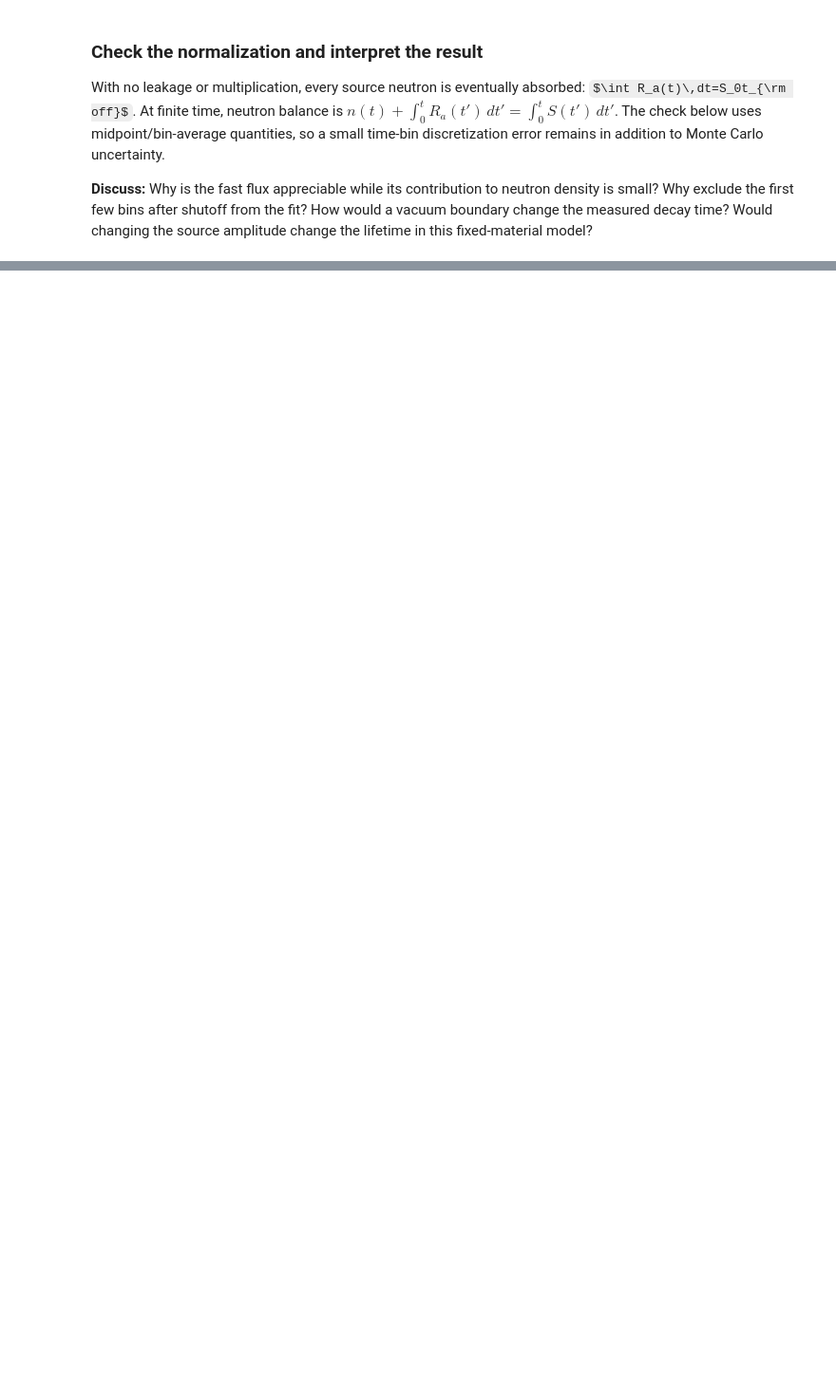
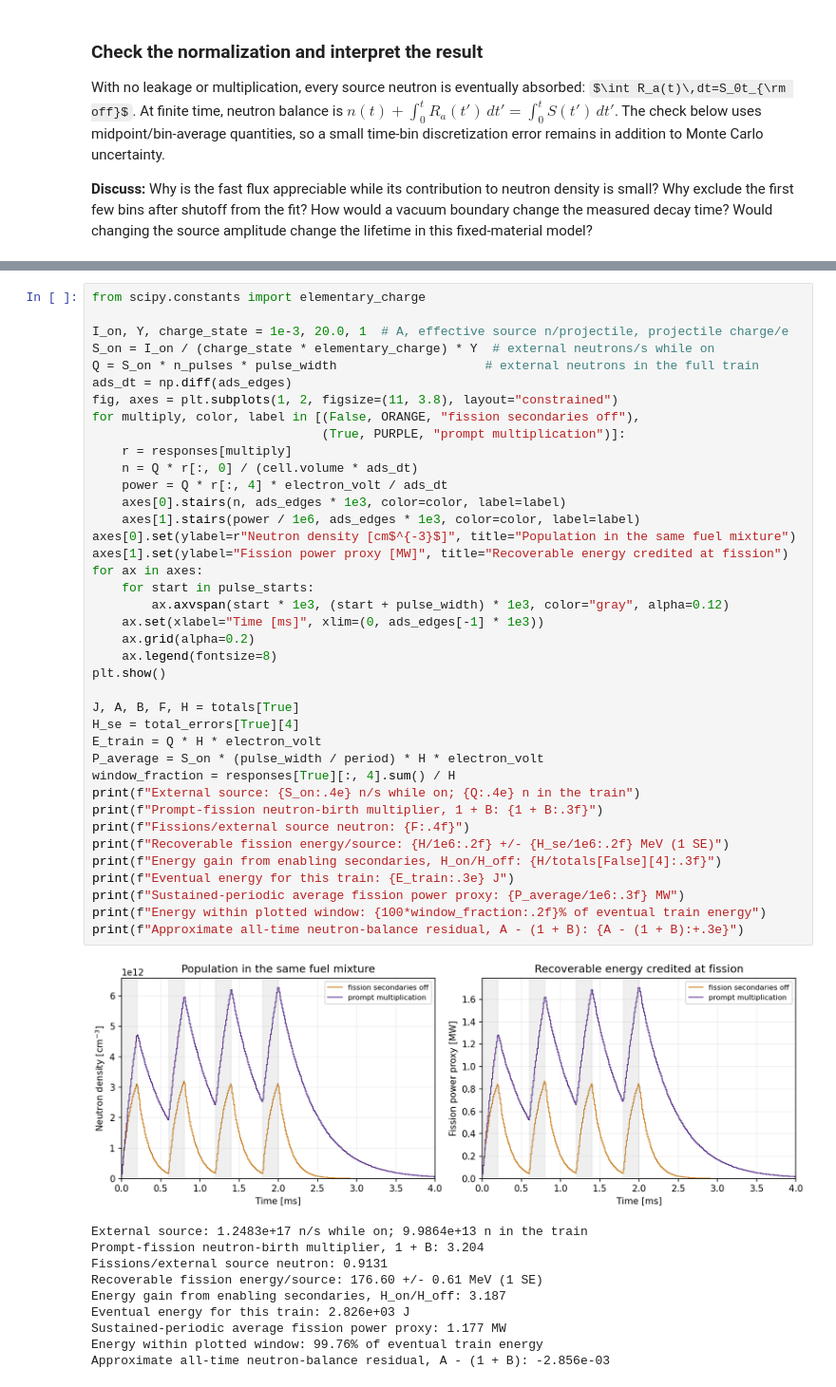
Before and after one commit to robertsj/ne630, a Jupyter notebook: notebooks/lesson_25.ipynb, the cells around one changed output, grey strips where cells are left out. Shown at 95% size. Cells and saved outputs as stored; diff of their text form; some formulas as TeX source; blank space fills up the shorter version.

Commit message:
Update Lesson 25 notebook with prompt multiplication example

```diff
--- a/notebooks/lesson_25.ipynb
+++ b/notebooks/lesson_25.ipynb
@@ -296,0 +379,50 @@ Finite/nonnegative tallies, absorption normalization, and lifetime identity: pas
+# %%
+from scipy.constants import elementary_charge
+
+I_on, Y, charge_state = 1e-3, 20.0, 1  # A, effective source n/projectile, projectile charge/e
+S_on = I_on / (charge_state * elementary_charge) * Y  # external neutrons/s while on
+Q = S_on * n_pulses * pulse_width                    # external neutrons in the full train
+ads_dt = np.diff(ads_edges)
+fig, axes = plt.subplots(1, 2, figsize=(11, 3.8), layout="constrained")
+for multiply, color, label in [(False, ORANGE, "fission secondaries off"),
+                               (True, PURPLE, "prompt multiplication")]:
+    r = responses[multiply]
+    n = Q * r[:, 0] / (cell.volume * ads_dt)
+    power = Q * r[:, 4] * electron_volt / ads_dt
+    axes[0].stairs(n, ads_edges * 1e3, color=color, label=label)
+    axes[1].stairs(power / 1e6, ads_edges * 1e3, color=color, label=label)
+axes[0].set(ylabel=r"Neutron density [cm$^{-3}$]", title="Population in the same fuel mixture")
+axes[1].set(ylabel="Fission power proxy [MW]", title="Recoverable energy credited at fission")
+for ax in axes:
+    for start in pulse_starts:
+        ax.axvspan(start * 1e3, (start + pulse_width) * 1e3, color="gray", alpha=0.12)
+    ax.set(xlabel="Time [ms]", xlim=(0, ads_edges[-1] * 1e3))
+    ax.grid(alpha=0.2)
+    ax.legend(fontsize=8)
+plt.show()
+
+J, A, B, F, H = totals[True]
+H_se = total_errors[True][4]
+E_train = Q * H * electron_volt
+P_average = S_on * (pulse_width / period) * H * electron_volt
+window_fraction = responses[True][:, 4].sum() / H
+print(f"External source: {S_on:.4e} n/s while on; {Q:.4e} n in the train")
+print(f"Prompt-fission neutron-birth multiplier, 1 + B: {1 + B:.3f}")
+print(f"Fissions/external source neutron: {F:.4f}")
+print(f"Recoverable fission energy/source: {H/1e6:.2f} +/- {H_se/1e6:.2f} MeV (1 SE)")
+print(f"Energy gain from enabling secondaries, H_on/H_off: {H/totals[False][4]:.3f}")
+print(f"Eventual energy for this train: {E_train:.3e} J")
+print(f"Sustained-periodic average fission power proxy: {P_average/1e6:.3f} MW")
+print(f"Energy within plotted window: {100*window_fraction:.2f}% of eventual train energy")
+print(f"Approximate all-time neutron-balance residual, A - (1 + B): {A - (1 + B):+.3e}")
+# %% [output]
+[figure, added]
+External source: 1.2483e+17 n/s while on; 9.9864e+13 n in the train
+Prompt-fission neutron-birth multiplier, 1 + B: 3.204
+Fissions/external source neutron: 0.9131
+Recoverable fission energy/source: 176.60 +/- 0.61 MeV (1 SE)
+Energy gain from enabling secondaries, H_on/H_off: 3.187
+Eventual energy for this train: 2.826e+03 J
+Sustained-periodic average fission power proxy: 1.177 MW
+Energy within plotted window: 99.76% of eventual train energy
+Approximate all-time neutron-balance residual, A - (1 + B): -2.856e-03
```
Also changed, not shown: parts of 8 cells of this notebook.
